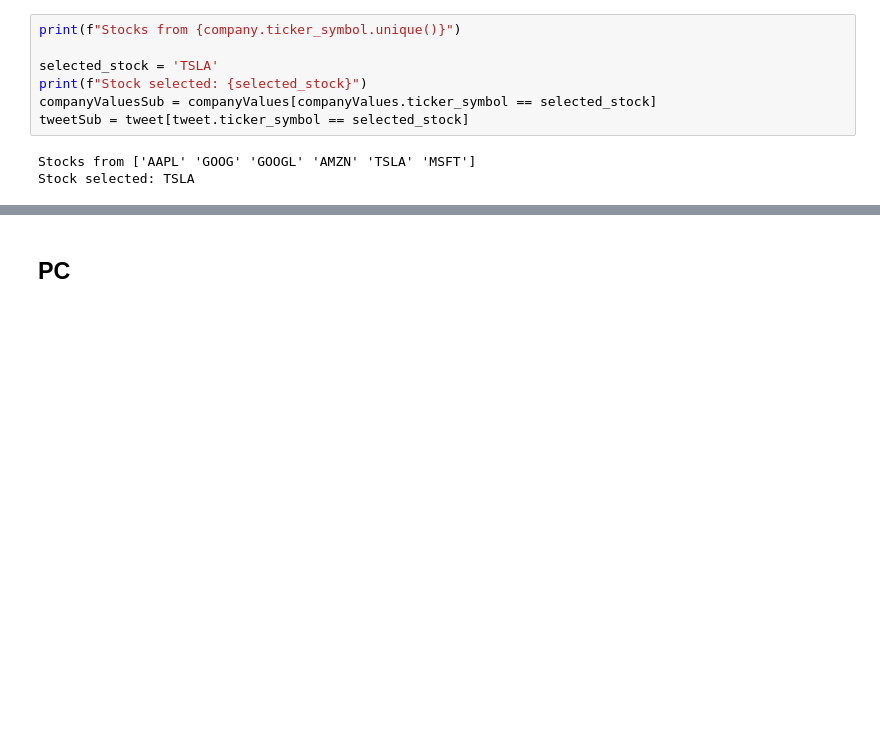
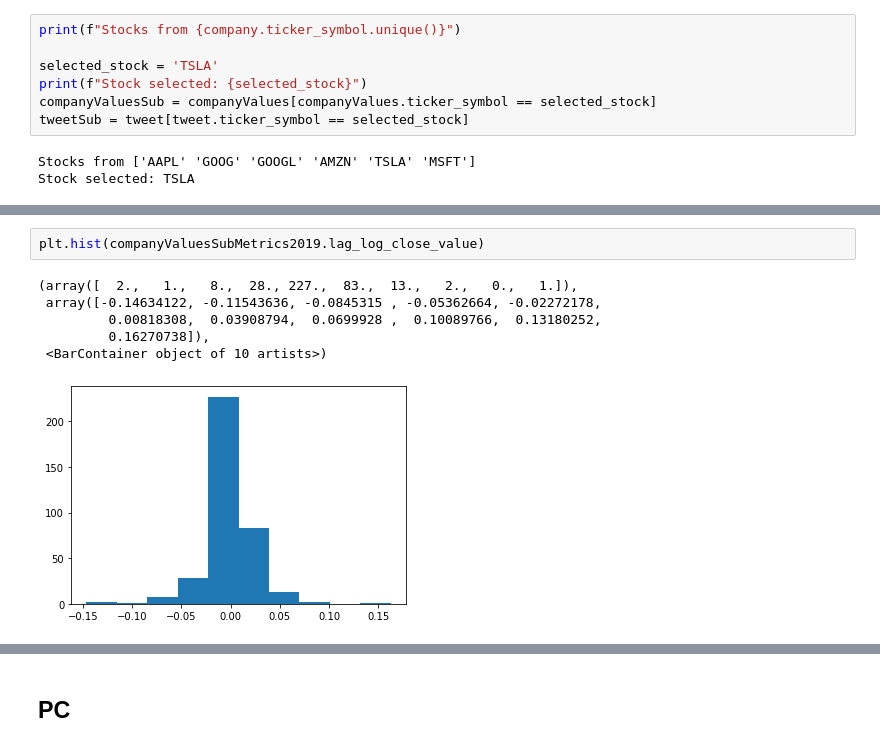
Before and after one commit to dssaenzml/ml703_timeSeriesCausalDiscovery, a Jupyter notebook: Pytrad/stocks_causal_discovery_pytrad.ipynb, the cells around one changed output, grey strips where cells are left out. Saved outputs shown, nothing was run; the diff lists cells and outputs as text; blank space fills up the shorter version.

```diff
--- a/Pytrad/stocks_causal_discovery_pytrad.ipynb
+++ b/Pytrad/stocks_causal_discovery_pytrad.ipynb
@@ -70,0 +194,9 @@ See the caveats in the documentation: https://pandas.pydata.org/pandas-docs/stab
+# %%
+plt.hist(companyValuesSubMetrics2019.lag_log_close_value)
+# %% [output]
+(array([  2.,   1.,   8.,  28., 227.,  83.,  13.,   2.,   0.,   1.]),
+ array([-0.14634122, -0.11543636, -0.0845315 , -0.05362664, -0.02272178,
+         0.00818308,  0.03908794,  0.0699928 ,  0.10089766,  0.13180252,
+         0.16270738]),
+ <BarContainer object of 10 artists>)
+[figure, added]
```
Also changed, not shown: parts of 17 cells of this notebook, 2 other files.
